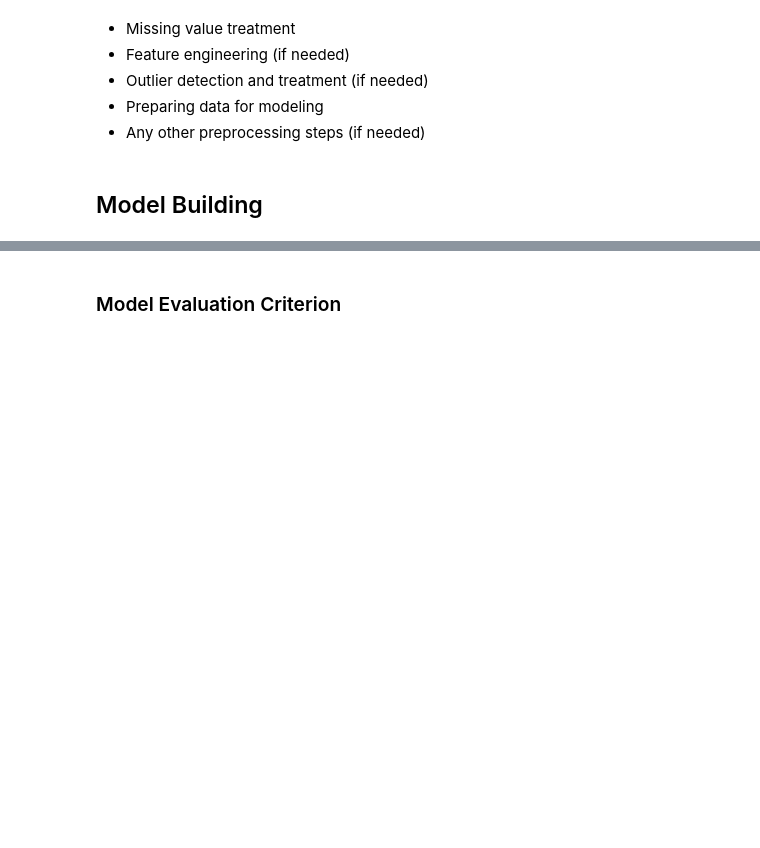
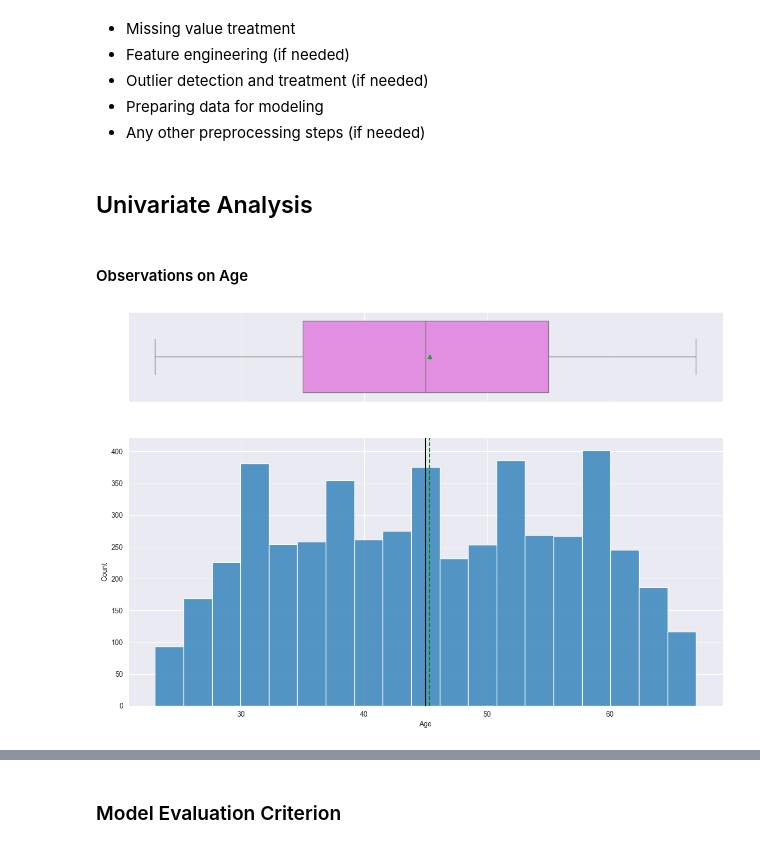
Before and after one commit to OgaBoss/AI-ML_PG_COURSE_PROJECT_2, a Jupyter notebook: AIML_ML_Project_full_code_notebook.ipynb, the cells around one changed output, grey strips where cells are left out. Drawn from its saved outputs; the diff is of its cells as text; code cells hidden in the pictures; blank space fills up the shorter version.

```diff
--- a/AIML_ML_Project_full_code_notebook.ipynb
+++ b/AIML_ML_Project_full_code_notebook.ipynb
@@ -360,5 +366,11 @@ def labeled_barplot(df, feature, perc=False, n=None):
 * Outlier detection and treatment (if needed)
 * Preparing data for modeling
 * Any other preprocessing steps (if needed)
-# %% [markdown]
-## Model Building
+# %% [markdown]
+## Univariate Analysis
+# %% [markdown]
+#### Observations on Age
+# %%
+histogram_boxplot(data, 'Age')
+# %% [output]
+[figure, added]
```
Also changed, not shown: parts of 61 cells of this notebook, 1 other file.
